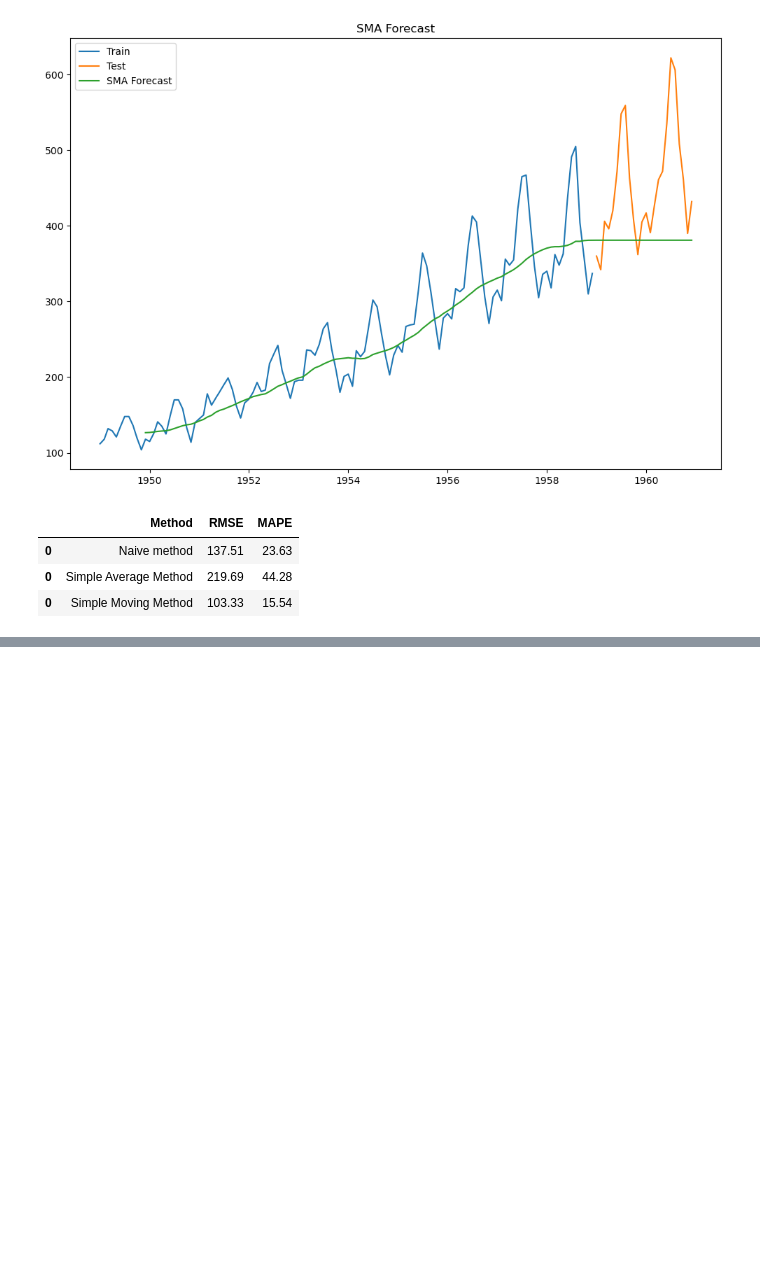
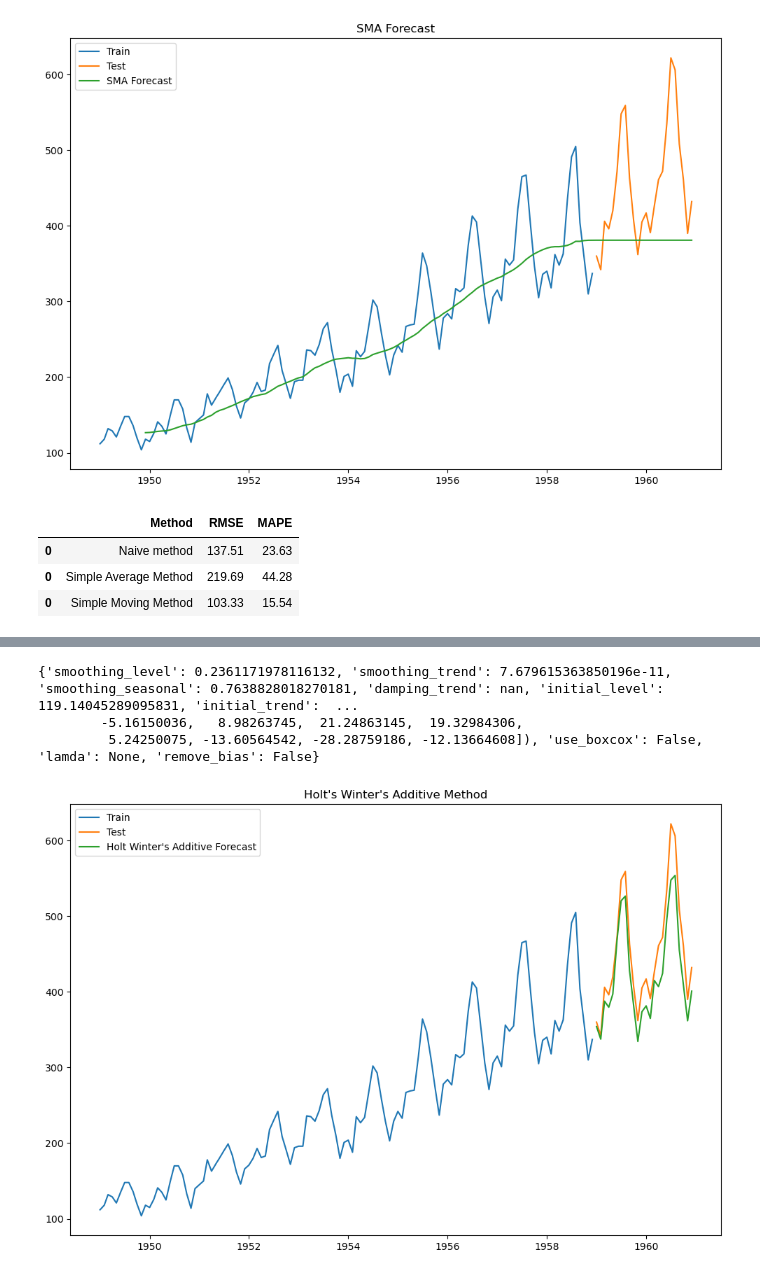
Before and after one commit to Yash138/time_series_forecasting, a Jupyter notebook: poc/airline_passenger_traffic_analysis.ipynb, the cells around one changed output, grey strips where cells are left out. Drawn from its saved outputs; the diff is of its cells as text; code cells hidden in the pictures; blank space fills up the shorter version.

```diff
--- a/poc/airline_passenger_traffic_analysis.ipynb
+++ b/poc/airline_passenger_traffic_analysis.ipynb
@@ -234,0 +344,20 @@ results
+# %%
+model = ExponentialSmoothing(np.asarray(train['Passengers']), trend='add', seasonal='add', seasonal_periods=12)
+model_fit = model.fit(optimized=True)
+print(model_fit.params)
+y_hat_hwa = test.copy()
+y_hat_hwa['hwa_forecast'] = model_fit.forecast(24)
+# %% [output]
+{'smoothing_level': 0.2361171978116132, 'smoothing_trend': 7.679615363850196e-11, 'smoothing_seasonal': 0.7638828018270181, 'damping_trend': nan, 'initial_level': 119.14045289095831, 'initial_trend':  ...
+        -5.16150036,   8.98263745,  21.24863145,  19.32984306,
+         5.24250075, -13.60564542, -28.28759186, -12.13664608]), 'use_boxcox': False, 'lamda': None, 'remove_bias': False}
+# %%
+plt.figure(figsize=[12,8])
+plt.plot(train['Passengers'], label='Train')
+plt.plot(test['Passengers'], label='Test')
+plt.plot(y_hat_hwa['hwa_forecast'], label='Holt Winter\'s Additive Forecast')
+plt.legend(loc='best')
+plt.title("Holt's Winter\'s Additive Method")
+plt.show()
+# %% [output]
+[figure, added]
```
Also changed, not shown: parts of 25 cells of this notebook, 5 other files.
